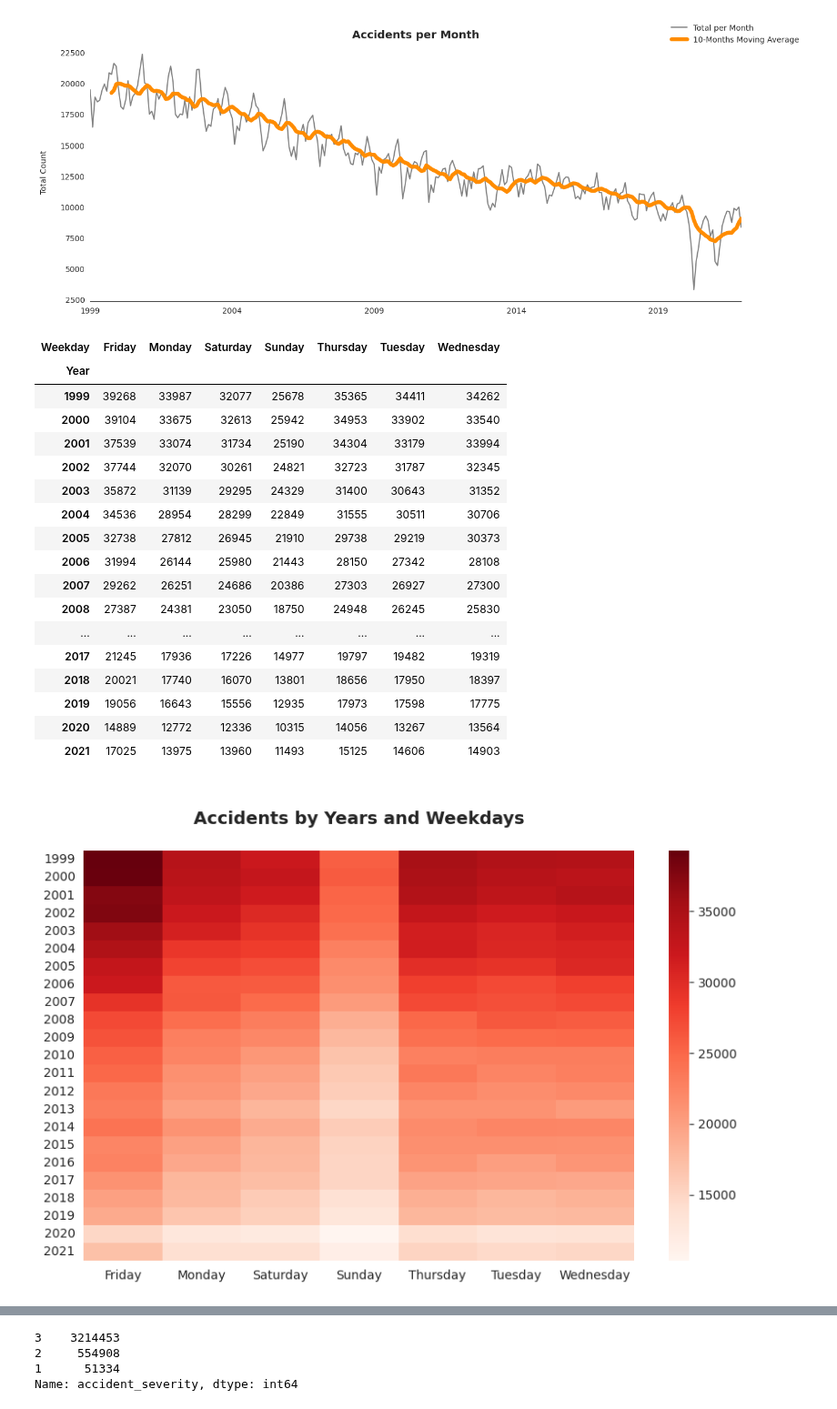
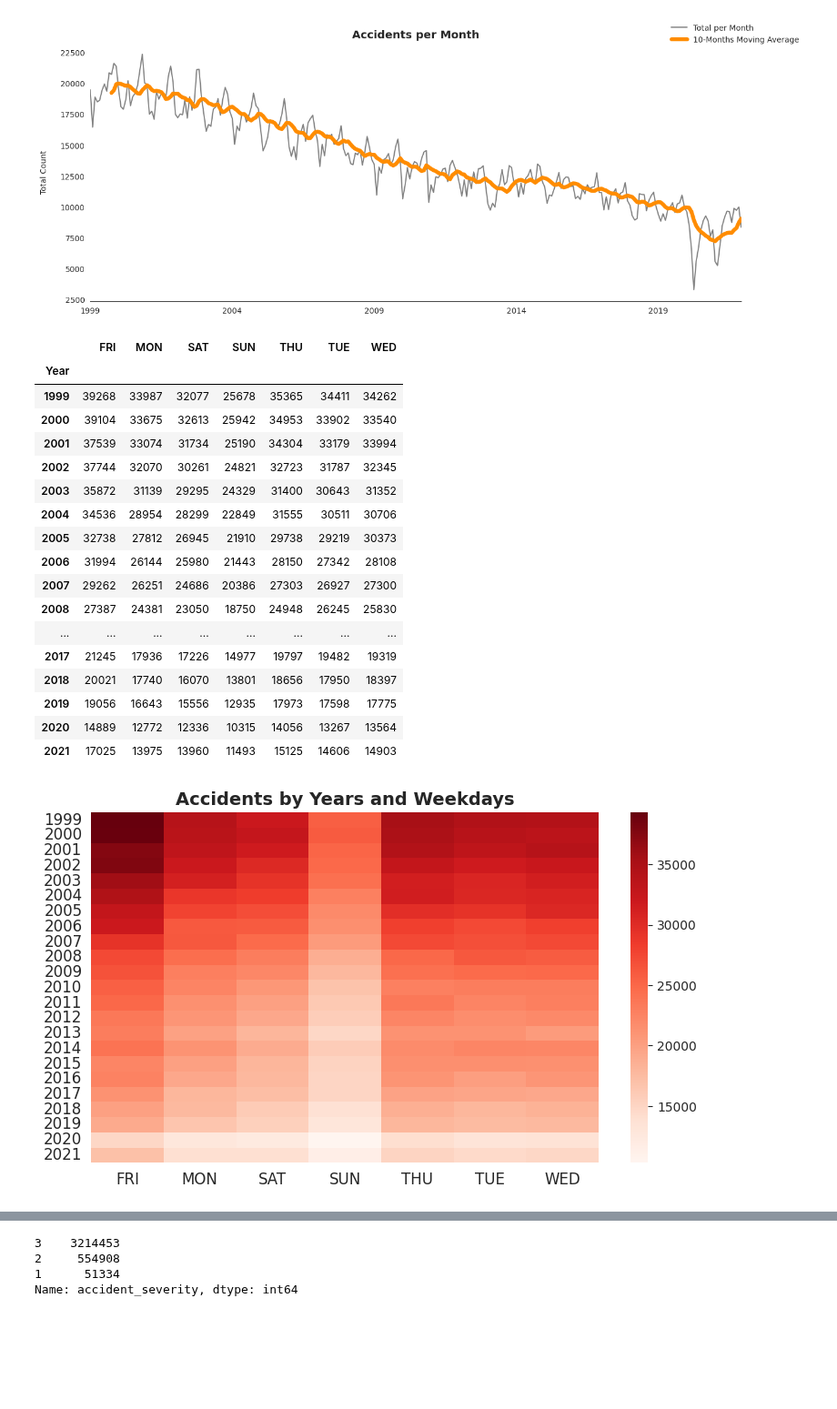
Before and after one commit to MagicaBleps/UK-road-safety, a Jupyter notebook: notebooks/Eleonora_anlysis.ipynb, the cells around one changed output, grey strips where cells are left out. Shown at 91% size. Drawn from its saved outputs; the diff is of its cells as text; code cells hidden in the pictures; blank space fills up the shorter version.

```diff
--- a/notebooks/Eleonora_anlysis.ipynb
+++ b/notebooks/Eleonora_anlysis.ipynb
@@ -11,6 +11,6 @@ import matplotlib.pyplot as plt
 import seaborn as sns
 import numpy as np
 # %%
-df=pd.read_csv('~/code/MagicaBleps/UK-road-safety/raw_data/dft-road-casualty-statistics-accident-1979-2021.csv',sep=',')
+df=pd.read_csv('~/code/MagicaBleps/UK-road-safety/raw_data/dft-road-casualty-statistics-accident-1999-2021.csv',sep=',')
 df.head()
 # %% [output]
@@ -144,9 +148,10 @@ accident_table = df.groupby([year, weekday]).size()
 accident_table = accident_table.rename_axis(['Year', 'Weekday'])\
                                .unstack('Weekday')\
                                #.reindex(columns=days)
+accident_table.columns=['FRI','MON','SAT','SUN','THU','TUE','WED']
 accident_table
 # %% [output]
-| Weekday | Friday | Monday | Saturday | Sunday | Thursday | Tuesday | Wednesday |
+|  | FRI | MON | SAT | SUN | THU | TUE | WED |
 | Year |  |  |  |  |  |  |  |
 | 1999 | 39268 | 33987 | 32077 | 25678 | 35365 | 34411 | 34262 |
 | 2000 | 39104 | 33675 | 32613 | 25942 | 34953 | 33902 | 33540 |
@@ -165,13 +170,15 @@ accident_table
 | 2020 | 14889 | 12772 | 12336 | 10315 | 14056 | 13267 | 13564 |
 | 2021 | 17025 | 13975 | 13960 | 11493 | 15125 | 14606 | 14903 |
 # %%
-fig=plt.figure(figsize=(10,6))
+fig=plt.figure(figsize=(9,5))
 sns.heatmap(accident_table, cmap='Reds')
-plt.title('\nAccidents by Years and Weekdays\n', fontsize=14, fontweight='bold')
+plt.title('Accidents by Years and Weekdays', fontsize=14, fontweight='bold')
+plt.xticks(fontsize=12)
+plt.yticks(fontsize=12)
 plt.xlabel('')
 plt.ylabel('');
 # %% [output]
-[figure, old version]
+[figure, new version]
 # %%
 fig.savefig('heatmap.png')
 # %%
```
Also changed, not shown: parts of 6 cells of this notebook, 6 other files.
